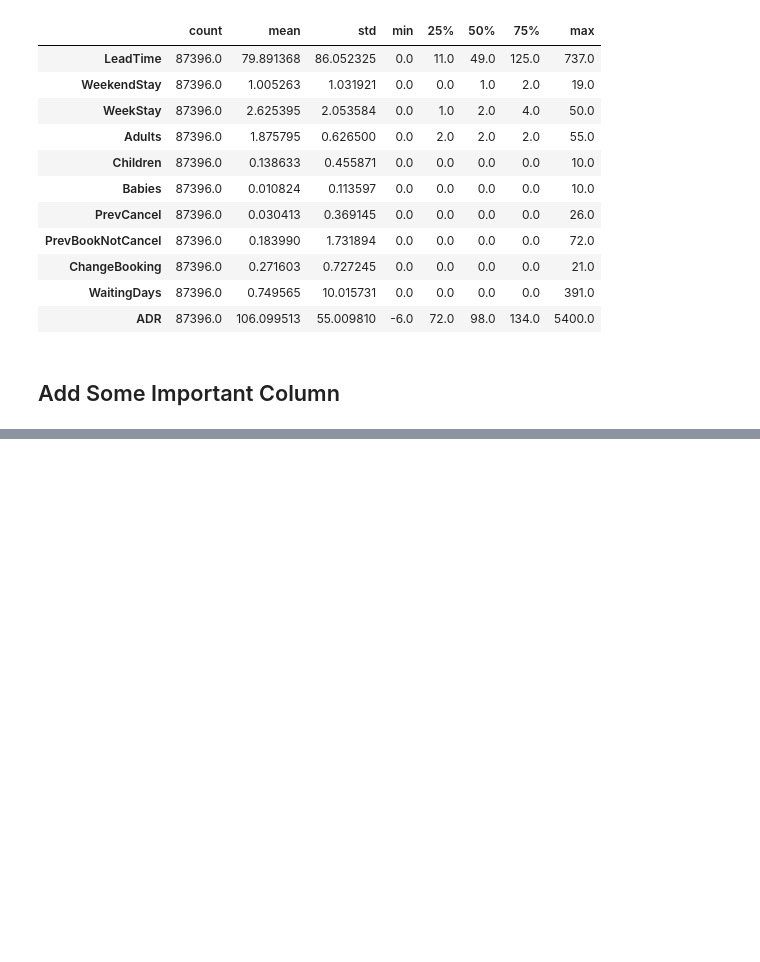
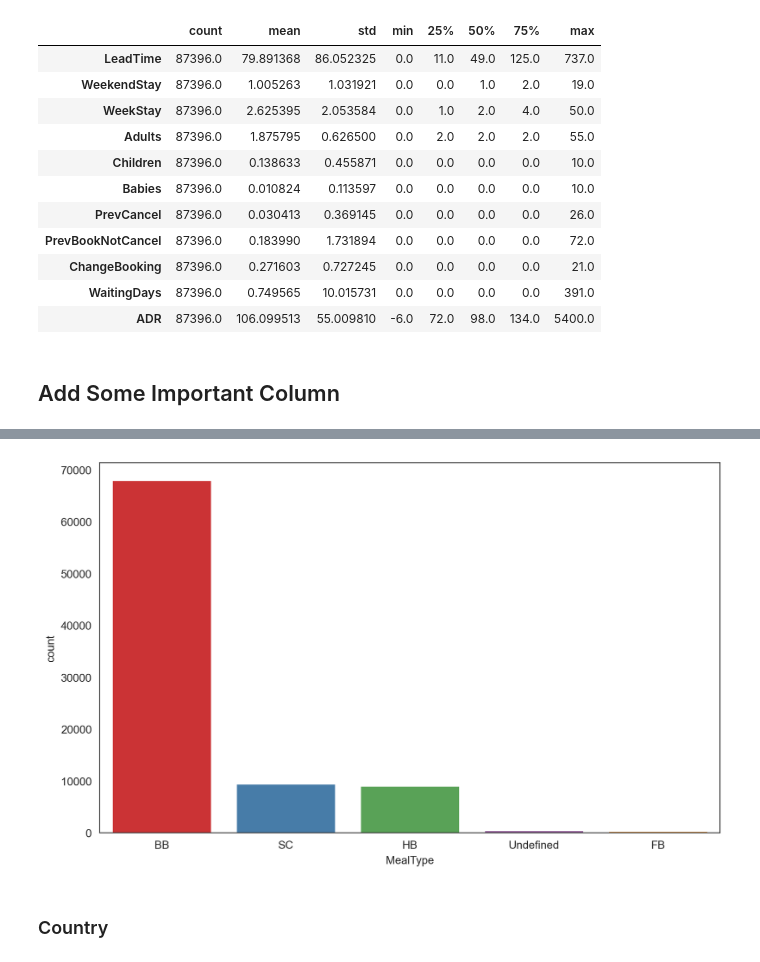
Before and after one commit to NitishDataScientist/Hotel_Booking_Analysis_EDA, a Jupyter notebook: Nitish_Hotel_Booking_Analysis.ipynb, the cells around one changed output, grey strips where cells are left out. Drawn from its saved outputs; the diff is of its cells as text; code cells hidden in the pictures; blank space fills up the shorter version.

```diff
--- a/Nitish_Hotel_Booking_Analysis.ipynb
+++ b/Nitish_Hotel_Booking_Analysis.ipynb
@@ -531,0 +709,12 @@ df.head()
+# %%
+sns.set_style('white')
+plt.figure(figsize= (10,6), dpi = 200)
+sns.countplot(data= df,
+              x = 'MealType',
+              palette = 'Set1',
+              order = df['MealType'].value_counts().index)
+plt.show()
+# %% [output]
+[figure, added]
+# %% [markdown]
+### Country
```
Also changed, not shown: parts of 97 cells of this notebook.
